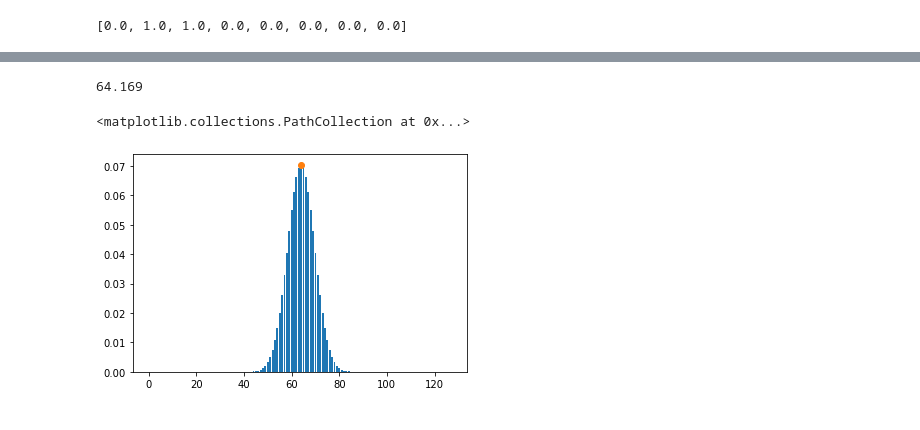
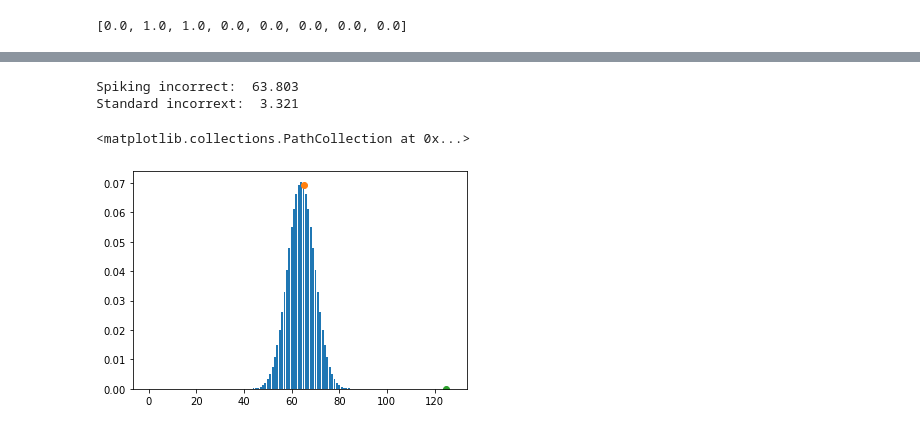
Before and after one commit to pdrabik223/the-neural-cryptography, a Jupyter notebook: experiments/SNN_AES.ipynb, the cells around one changed output, grey strips where cells are left out. Drawn from its saved outputs; the diff is of its cells as text; code cells hidden in the pictures.

Commit message:
Standard model and spiking learning identity function

```diff
--- a/experiments/SNN_AES.ipynb
+++ b/experiments/SNN_AES.ipynb
@@ -85,7 +85,7 @@ class CryptoDataset:
 [0.0, 1.0, 1.0, 0.0, 0.0, 0.0, 0.0, 0.0]
 # %%
 
-class Model(nn.Module):
+class SNNModel(nn.Module):
     def __init__(self):
         super().__init__();
         # Initialize layers
@@ -119,12 +119,13 @@ class Model(nn.Module):
             spikes1, memory1 = self.lif1(cur1, memory1)
             cur2 = self.fc2(spikes1)
             spikes2, memory2 = self.lif2(cur2, memory2)
-            spike_sum += memory2
+            spike_sum += spikes2
 
-        spike_sum = self.sigmoid(spike_sum)
+        # spike_sum = self.sigmoid(spike_sum)
         out = self.fc3(spike_sum)
         out = self.relu(out)
         out = self.drop(out)
+        out = self.relu(out)
         out = self.fc4(out)
         out = self.relu(out)
 
@@ -135,0 +150,4 @@ net = Model()
+# %%
+spiking = SNNModel()
+standard = NNModel()
+spiking, standard
@@ -163,7 +200,9 @@ splt.raster(spike_data_sample_plot, ax, s=1.5)
 # %%
 loss_func = nn.L1Loss() # Idk
-optimizer = torch.optim.Adam(net.parameters(), lr=0.0005)
-loss_hist = []
+snn_optimizer = torch.optim.Adam(spiking.parameters(), lr=0.0005)
+nn_optimizer = torch.optim.Adam(standard.parameters(), lr=0.0005)
+nn_loss_hist = []
+snn_loss_hist = []
 # %%
 from tqdm import tqdm
 for epoch in range(config["no_epochs"]):
@@ -227,18 +292,25 @@ c = torch.tensor([.55, .12, .1])
 assert count_bad(a,b) == 0
 assert count_bad(a,c) == 2
 # %%
-global_loss = .0
+spiking_global_loss = .0
+standard_global_loss = .0
 samples = 1000
-net.eval()
+spiking.eval()
+standard.eval()
 with torch.no_grad():
     for index in range(samples):
         inputs, labels = train_loader.next_sub_byte()
-        outputs = net(inputs)
-        global_loss += count_bad(inputs, outputs) / config["num_outputs"]
+        outputs = spiking(inputs)
+        spiking_global_loss += count_bad(inputs, outputs) / config["num_outputs"]
 
-config["num_outputs"] * global_loss / samples
+        outputs = standard(inputs)
+        standard_global_loss += count_bad(inputs, outputs) / config["num_outputs"]
+
+print("Spiking incorrect: ", config["num_outputs"] * spiking_global_loss / samples)
+print("Standard incorrext: ", config["num_outputs"] * standard_global_loss / samples)
 # %% [output]
-64.169
+Spiking incorrect:  63.803
+Standard incorrext:  3.321
 # %%
 import math
 
@@ -255,9 +327,13 @@ def binomial(k, n, p=0.5):
     """
     return (math.comb(n,k) * (p**k) * ((1-p)**(n-k)))
 # %%
-ok = int(config["num_outputs"] * global_loss / samples)
 plt.bar(list(range(config["num_outputs"])), [binomial(i, config["num_outputs"]) for i in range(config["num_outputs"])])
-plt.scatter([ok],binomial(int(ok), config["num_outputs"]))
+
+spiking_ok = config["num_outputs"] - int(config["num_outputs"] * spiking_global_loss / samples)
+plt.scatter([spiking_ok],binomial(int(spiking_ok), config["num_outputs"]))
+
+standard_ok = config["num_outputs"] - int(config["num_outputs"] * standard_global_loss / samples)
+plt.scatter([standard_ok],binomial(int(standard_ok), config["num_outputs"]))
 # %% [output]
 <matplotlib.collections.PathCollection at 0x...>
-[figure, old version]
+[figure, new version]
```
Also changed, not shown: parts of 12 cells of this notebook.
